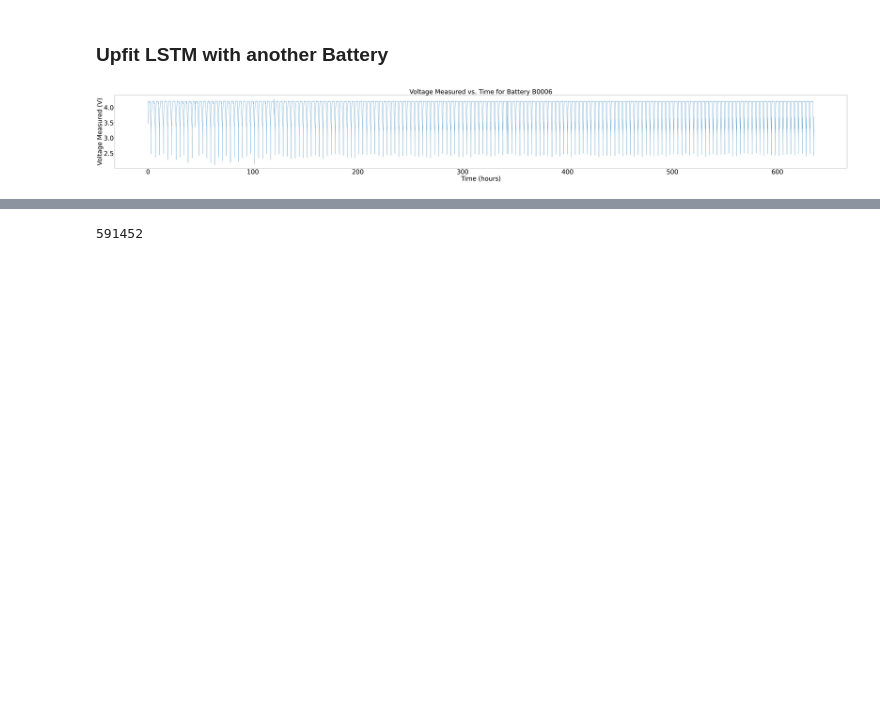
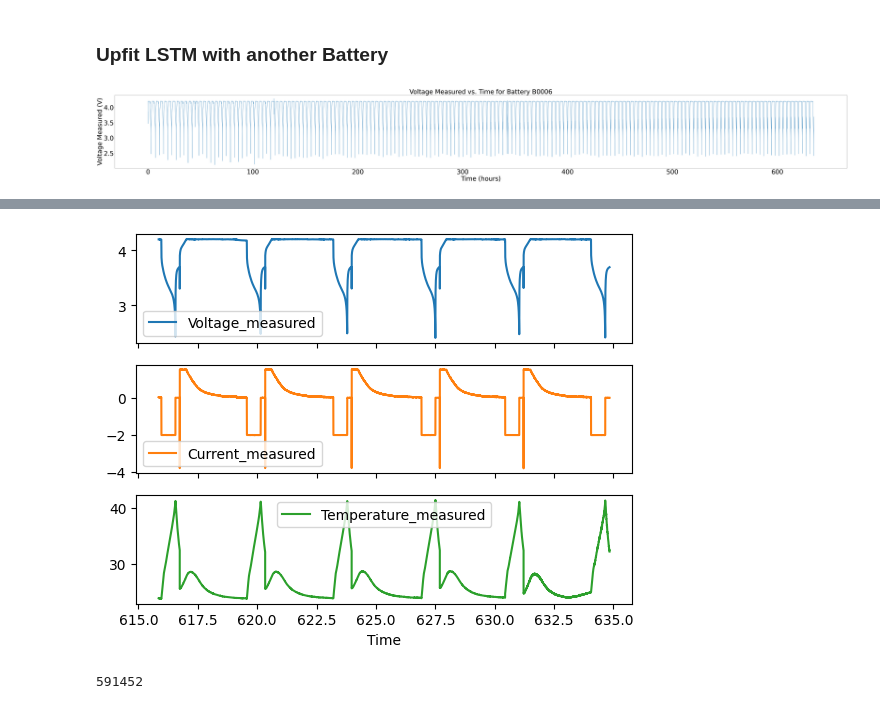
Before and after one commit to andreah19/deep-learning-project, a Jupyter notebook: project.ipynb, the cells around one changed output, grey strips where cells are left out. Saved outputs shown, nothing was run; the diff lists cells and outputs as text; code cells hidden in the pictures; blank space fills up the shorter version.

```diff
--- a/project.ipynb
+++ b/project.ipynb
@@ -502,3 +506,7 @@ B6.plot_full_data()
+# %%
+B6.plot_voltage_current_temperature(len(B6.df)-20000, len(B6.df))
+# %% [output]
+[figure, added]
 # %%
 train_df, val_df, test_df = B6.prepare_dataset(0.7, 0.1)
 # %% [output]
```
Also changed, not shown: parts of 12 cells of this notebook, 1 other file.
